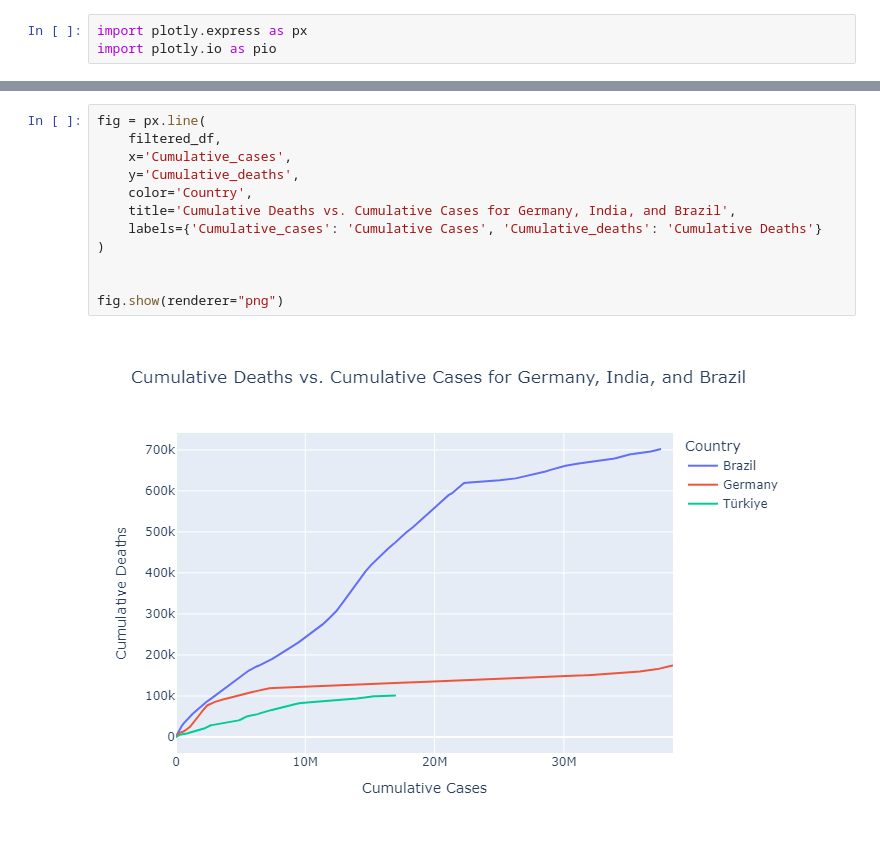
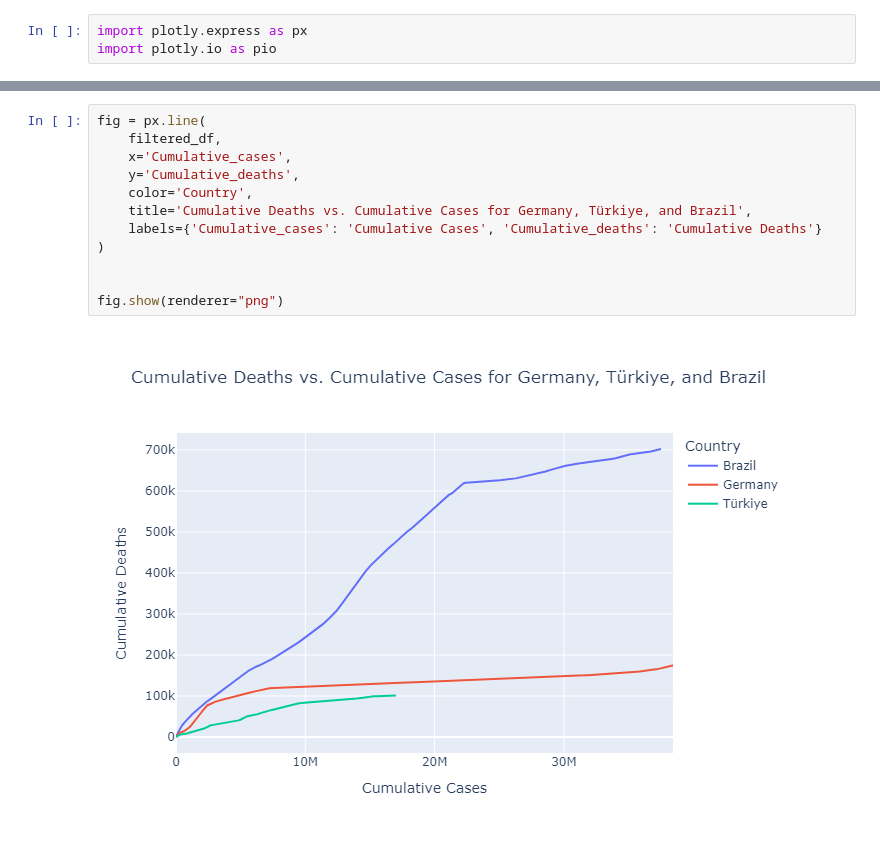
Before and after one commit to shadzic/ESMT_2024_DataScraping_Students, a Jupyter notebook: 04_Homework.ipynb, the cells around one changed output, grey strips where cells are left out. Saved outputs shown, nothing was run; the diff lists cells and outputs as text.

```diff
--- a/04_Homework.ipynb
+++ b/04_Homework.ipynb
@@ -131,14 +132,14 @@ Requirement already satisfied: pywin32>=300 in c:\users\varoz\miniconda3\envs\da
 # %%
 fig = px.line(
     filtered_df,
     x='Cumulative_cases',
     y='Cumulative_deaths',
     color='Country',
-    title='Cumulative Deaths vs. Cumulative Cases for Germany, India, and Brazil',
+    title='Cumulative Deaths vs. Cumulative Cases for Germany, Türkiye, and Brazil',
     labels={'Cumulative_cases': 'Cumulative Cases', 'Cumulative_deaths': 'Cumulative Deaths'}
 )
 
 
 fig.show(renderer="png")
 # %% [output]
-[figure, old version]
+[figure, new version]
```
Also changed, not shown: parts of 1 cell of this notebook, 1 other file.
